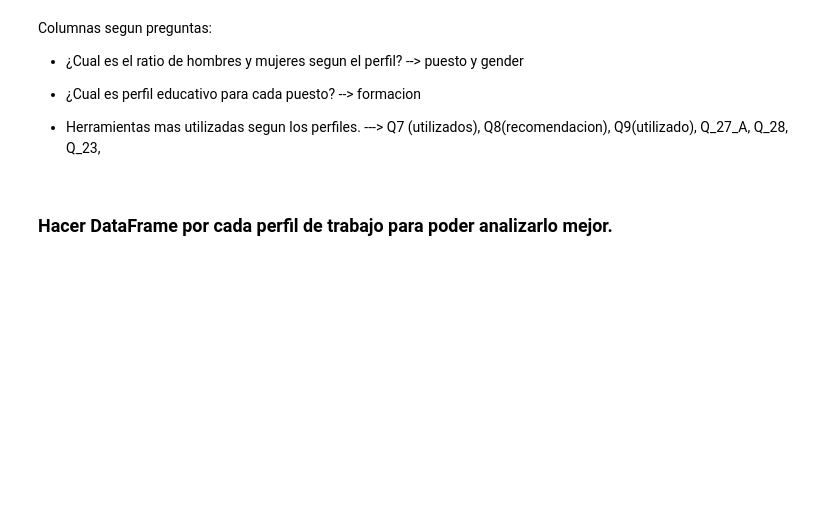
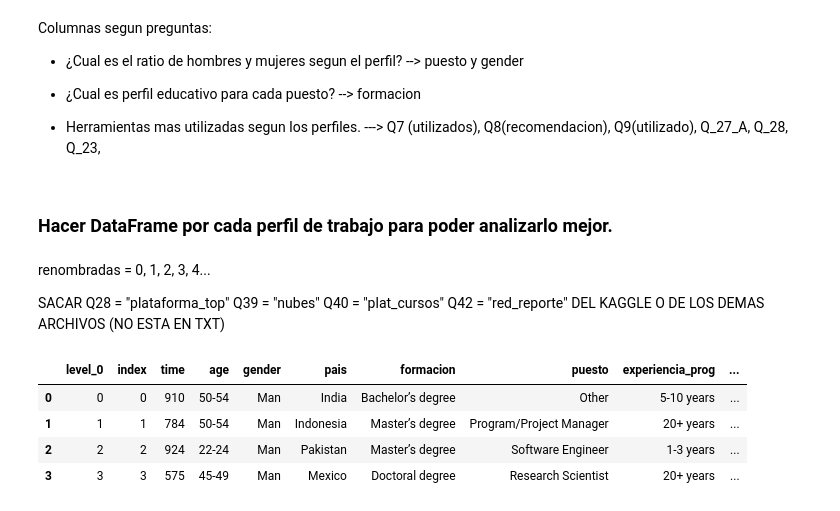
Before and after one commit to Adalab/project-DA-promo-c-modulo-2-team-5, a Jupyter notebook: sprint2.ipynb, the cells around one changed output. Cells and saved outputs as stored; diff of their text form; code cells hidden in the pictures; blank space fills up the shorter version.

```diff
--- a/sprint2.ipynb
+++ b/sprint2.ipynb
@@ -83,3 +89,12 @@ Columnas segun preguntas:
 - Herramientas mas utilizadas segun los perfiles. --->  Q7 (utilizados), Q8(recomendacion), Q9(utilizado), Q_27_A, Q_28, Q_23,
 # %% [markdown]
 ### Hacer DataFrame por cada perfil de trabajo para poder analizarlo mejor.
+# %% [markdown]
+renombradas = 0, 1, 2, 3, 4...
+
+SACAR
+Q28 = "plataforma_top"
+Q39 = "nubes"
+Q40 = "plat_cursos"
+Q42 = "red_reporte"
+DEL KAGGLE O DE LOS DEMAS ARCHIVOS (NO ESTA EN TXT)
@@ -85,0 +107,8 @@ Columnas segun preguntas:
+# %%
+df.head(4)
+# %% [output]
+|  | level_0 | index | time | age | gender | pais | formacion | puesto | experiencia_prog | ... |
+| 0 | 0 | 0 | 910 | 50-54 | Man | India | Bachelor’s degree | Other | 5-10 years | ... |
+| 1 | 1 | 1 | 784 | 50-54 | Man | Indonesia | Master’s degree | Program/Project Manager | 20+ years | ... |
+| 2 | 2 | 2 | 924 | 22-24 | Man | Pakistan | Master’s degree | Software Engineer | 1-3 years | ... |
+| 3 | 3 | 3 | 575 | 45-49 | Man | Mexico | Doctoral degree | Research Scientist | 20+ years | ... |
```
Also changed, not shown: parts of 11 cells of this notebook.
